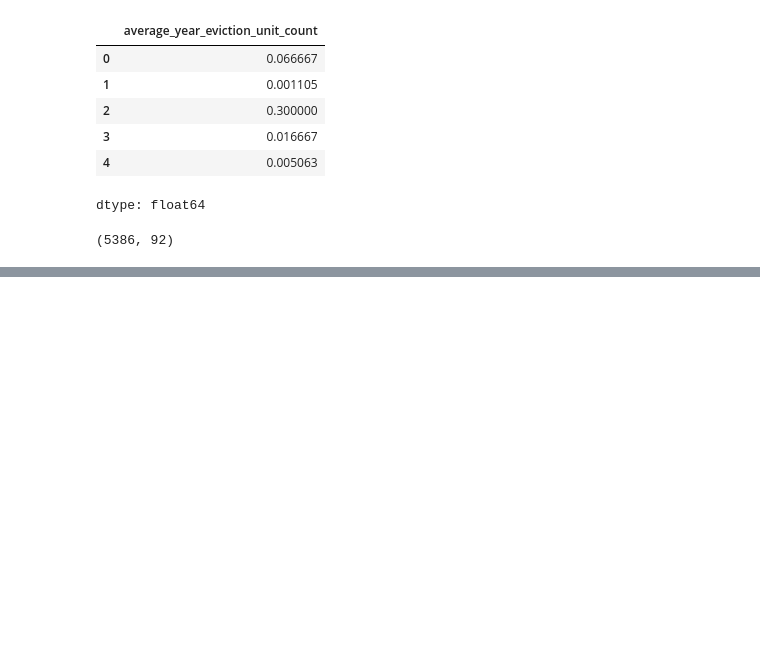
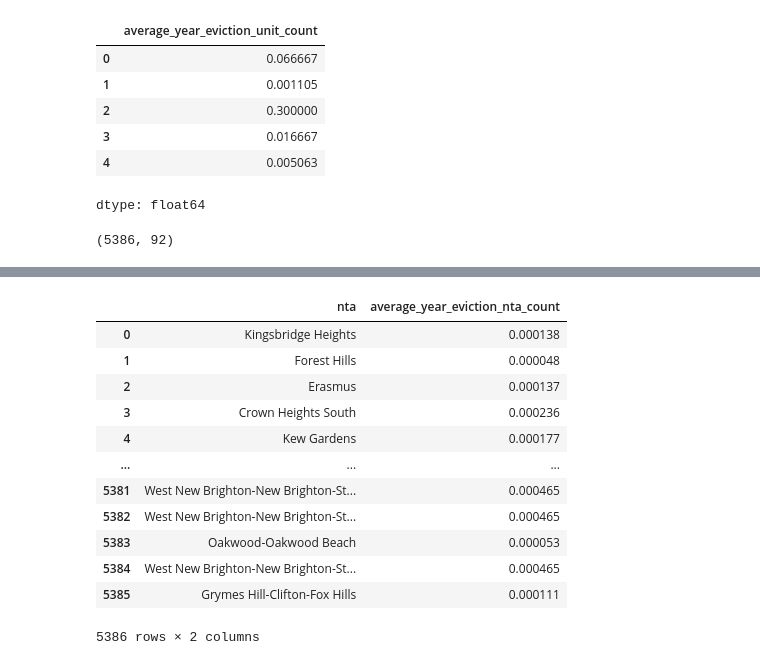
Before and after one commit to simaoalicechen/NYC_Landlord_Behavior_Analysis_Project, a Jupyter notebook: Part_2.6_merging_bbl_evictions_311_svi_mega_complete_covid.ipynb, the cells around one changed output, grey strips where cells are left out. Drawn from its saved outputs; the diff is of its cells as text; code cells hidden in the pictures; blank space fills up the shorter version.

```diff
--- a/Part_2.6_merging_bbl_evictions_311_svi_mega_complete_covid.ipynb
+++ b/Part_2.6_merging_bbl_evictions_311_svi_mega_complete_covid.ipynb
@@ -731,0 +798,23 @@ bbl_evictions_svi_311.shape
+# %%
+bbl_evictions_svi_311 = pd.merge(
+    bbl_evictions_svi_311,
+    nta_rates,
+    on='nta',
+    how='left'
+)
+# %%
+bbl_evictions_svi_311[['nta', 'average_year_eviction_nta_count']]
+# %% [output]
+|  | nta | average_year_eviction_nta_count |
+| 0 | Kingsbridge Heights | 0.000138 |
+| 1 | Forest Hills | 0.000048 |
+| 2 | Erasmus | 0.000137 |
+| 3 | Crown Heights South | 0.000236 |
+| 4 | Kew Gardens | 0.000177 |
+| ... | ... | ... |
+| 5381 | West New Brighton-New Brighton-St... | 0.000465 |
+| 5382 | West New Brighton-New Brighton-St... | 0.000465 |
+| 5383 | Oakwood-Oakwood Beach | 0.000053 |
+| 5384 | West New Brighton-New Brighton-St... | 0.000465 |
+| 5385 | Grymes Hill-Clifton-Fox Hills | 0.000111 |
+5386 rows × 2 columns
```
Also changed, not shown: parts of 10 cells of this notebook, 1 other file.
